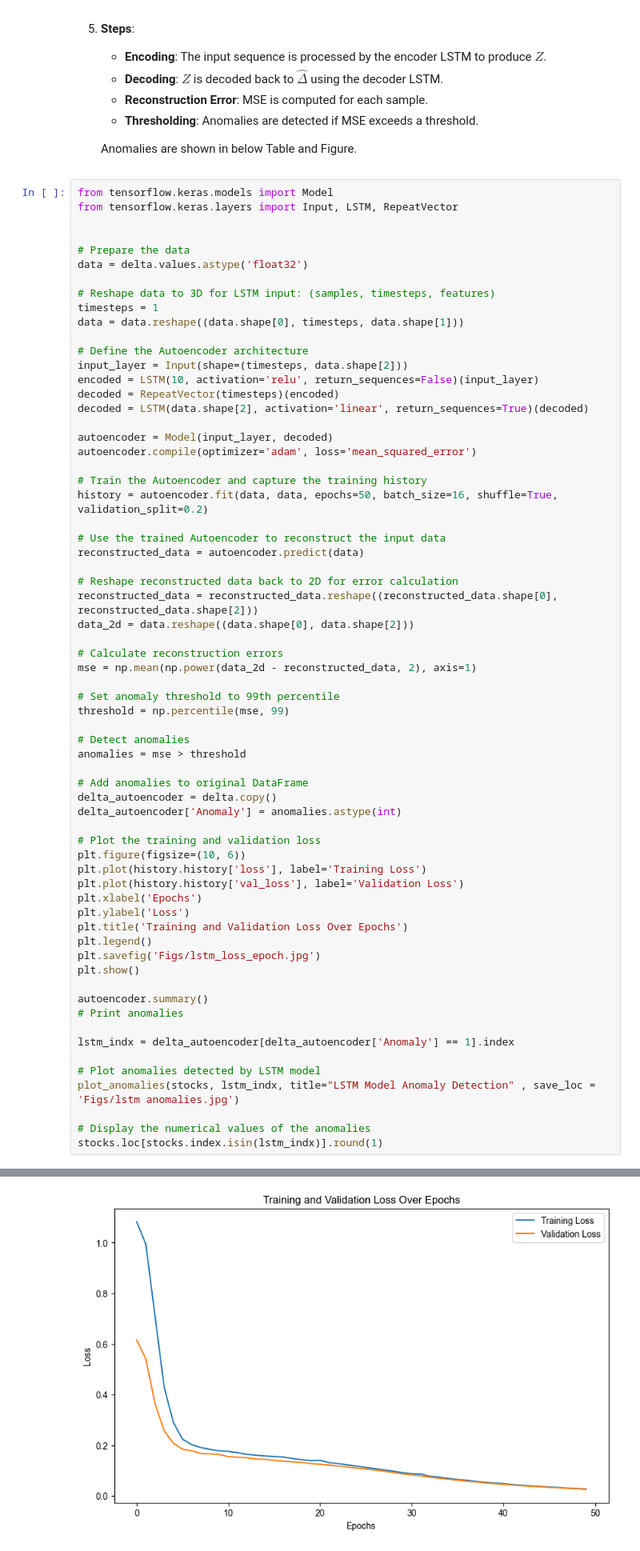
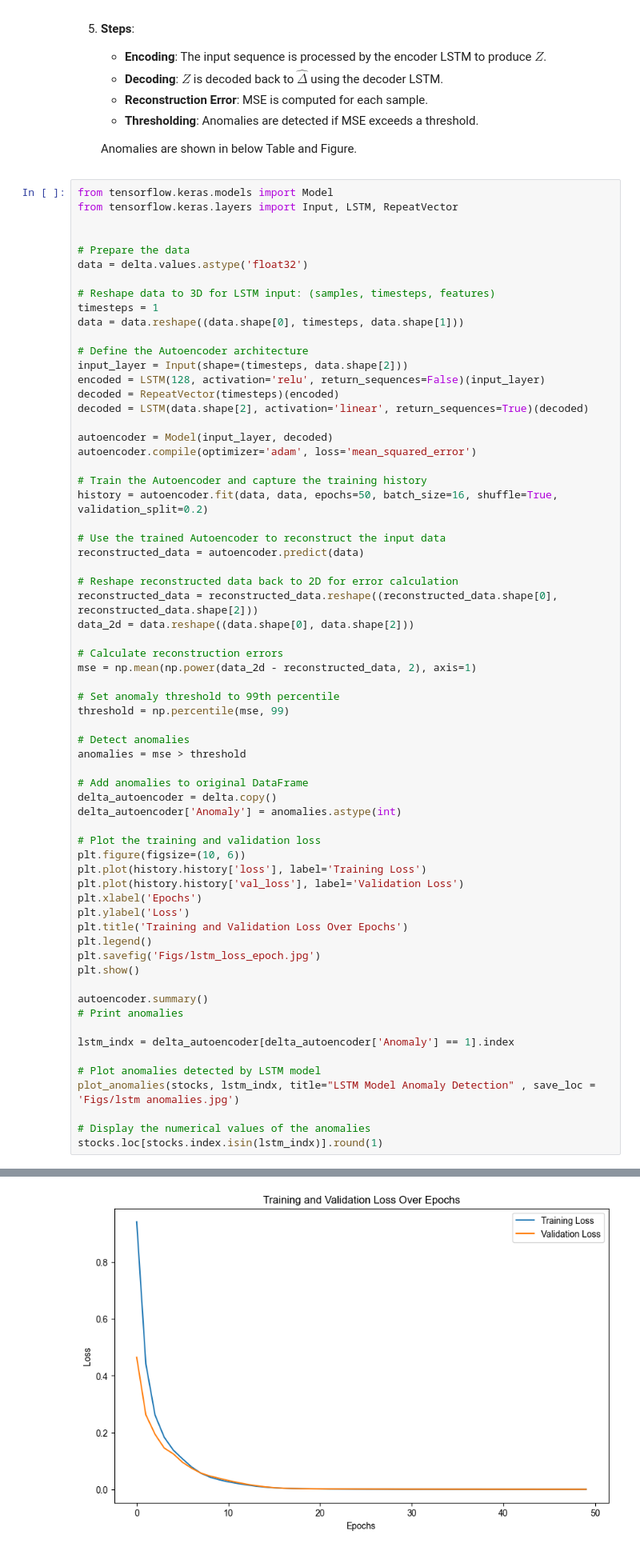
Before and after one commit to beirouz/anomaly-detection, a Jupyter notebook: anomaly detection in financial data.ipynb, the cells around one changed output, grey strips where cells are left out. Shown at 80% size. Saved outputs shown, nothing was run; the diff lists cells and outputs as text.

```diff
--- a/anomaly detection in financial data.ipynb
+++ b/anomaly detection in financial data.ipynb
@@ -1087,7 +1112,7 @@ data = data.reshape((data.shape[0], timesteps, data.shape[1]))
 
 # Define the Autoencoder architecture
 input_layer = Input(shape=(timesteps, data.shape[2]))
-encoded = LSTM(10, activation='relu', return_sequences=False)(input_layer)
+encoded = LSTM(128, activation='relu', return_sequences=False)(input_layer)
 decoded = RepeatVector(timesteps)(encoded)
 decoded = LSTM(data.shape[2], activation='linear', return_sequences=True)(decoded)
 
@@ -1159 +1184 @@ Epoch 50/50
-[figure, old version]
+[figure, new version]
```
Also changed, not shown: parts of 10 cells of this notebook, 1 other file.
